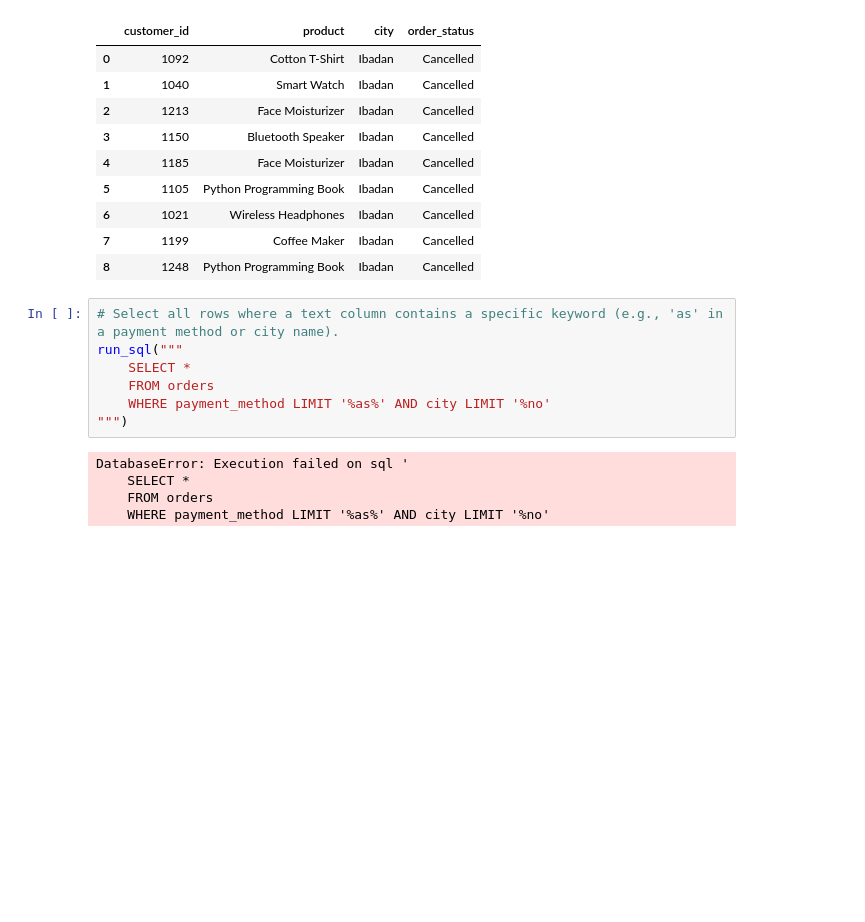
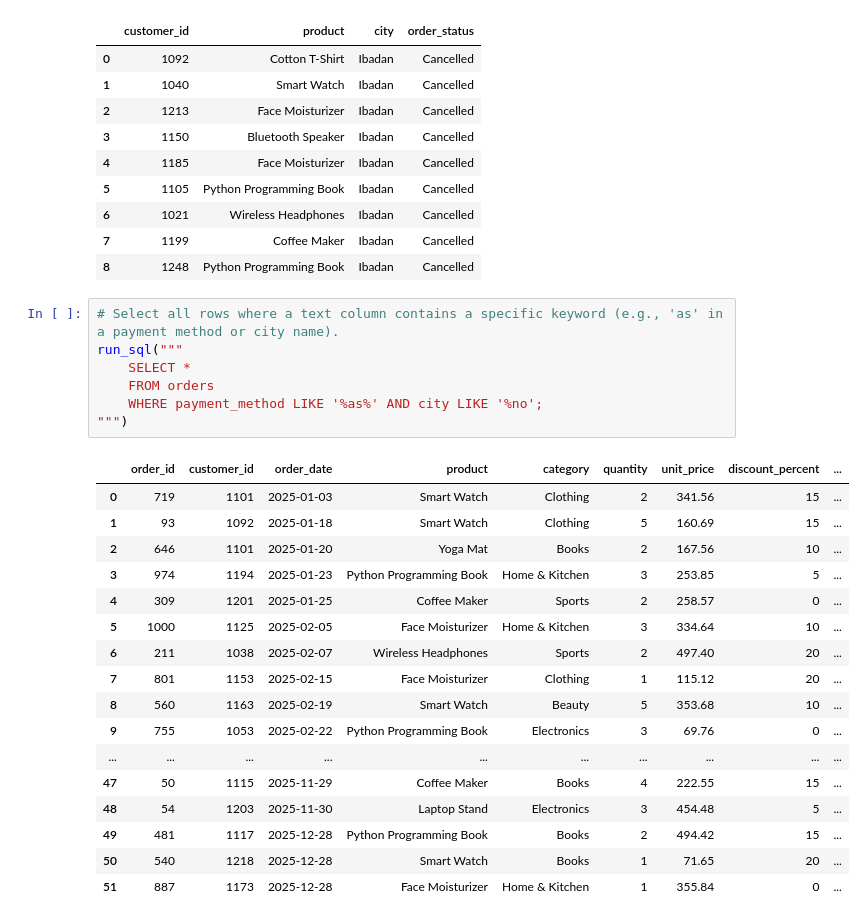
Before and after one commit to Thomasayanfeoluwa/2026-Python-Training-Class---Tutorial-For-Beginners, a Jupyter notebook: sqlite3.ipynb, the cells around one changed output. Saved outputs shown, nothing was run; the diff lists cells and outputs as text; blank space fills up the shorter version.

Commit message:
LIKE OPERATOR

```diff
--- a/sqlite3.ipynb
+++ b/sqlite3.ipynb
@@ -485,15 +485,28 @@ run_sql("""
 # %%
 # Select all rows where a text column contains a specific keyword (e.g., 'as' in a payment method or city name).
 run_sql("""
     SELECT *
     FROM orders
-    WHERE payment_method LIMIT '%as%' AND city LIMIT '%no'
+    WHERE payment_method LIKE '%as%' AND city LIKE '%no';
 """)
 # %% [output]
-DatabaseError: Execution failed on sql '
-    SELECT *
-    FROM orders
-    WHERE payment_method LIMIT '%as%' AND city LIMIT '%no'
+|  | order_id | customer_id | order_date | product | category | quantity | unit_price | discount_percent | ... |
+| 0 | 719 | 1101 | 2025-01-03 | Smart Watch | Clothing | 2 | 341.56 | 15 | ... |
+| 1 | 93 | 1092 | 2025-01-18 | Smart Watch | Clothing | 5 | 160.69 | 15 | ... |
+| 2 | 646 | 1101 | 2025-01-20 | Yoga Mat | Books | 2 | 167.56 | 10 | ... |
+| 3 | 974 | 1194 | 2025-01-23 | Python Programming Book | Home & Kitchen | 3 | 253.85 | 5 | ... |
+| 4 | 309 | 1201 | 2025-01-25 | Coffee Maker | Sports | 2 | 258.57 | 0 | ... |
+| 5 | 1000 | 1125 | 2025-02-05 | Face Moisturizer | Home & Kitchen | 3 | 334.64 | 10 | ... |
+| 6 | 211 | 1038 | 2025-02-07 | Wireless Headphones | Sports | 2 | 497.40 | 20 | ... |
+| 7 | 801 | 1153 | 2025-02-15 | Face Moisturizer | Clothing | 1 | 115.12 | 20 | ... |
+| 8 | 560 | 1163 | 2025-02-19 | Smart Watch | Beauty | 5 | 353.68 | 10 | ... |
+| 9 | 755 | 1053 | 2025-02-22 | Python Programming Book | Electronics | 3 | 69.76 | 0 | ... |
+| ... | ... | ... | ... | ... | ... | ... | ... | ... | ... |
+| 47 | 50 | 1115 | 2025-11-29 | Coffee Maker | Books | 4 | 222.55 | 15 | ... |
+| 48 | 54 | 1203 | 2025-11-30 | Laptop Stand | Electronics | 3 | 454.48 | 5 | ... |
+| 49 | 481 | 1117 | 2025-12-28 | Python Programming Book | Books | 2 | 494.42 | 15 | ... |
+| 50 | 540 | 1218 | 2025-12-28 | Smart Watch | Books | 1 | 71.65 | 20 | ... |
+| 51 | 887 | 1173 | 2025-12-28 | Face Moisturizer | Home & Kitchen | 1 | 355.84 | 0 | ... |
 # %%
 # Find all records where a city name has exactly 5 letters (e.g., 'Abuja' or 'Kano ').
 run_sql("""
```
Also changed, not shown: parts of 4 cells of this notebook.
